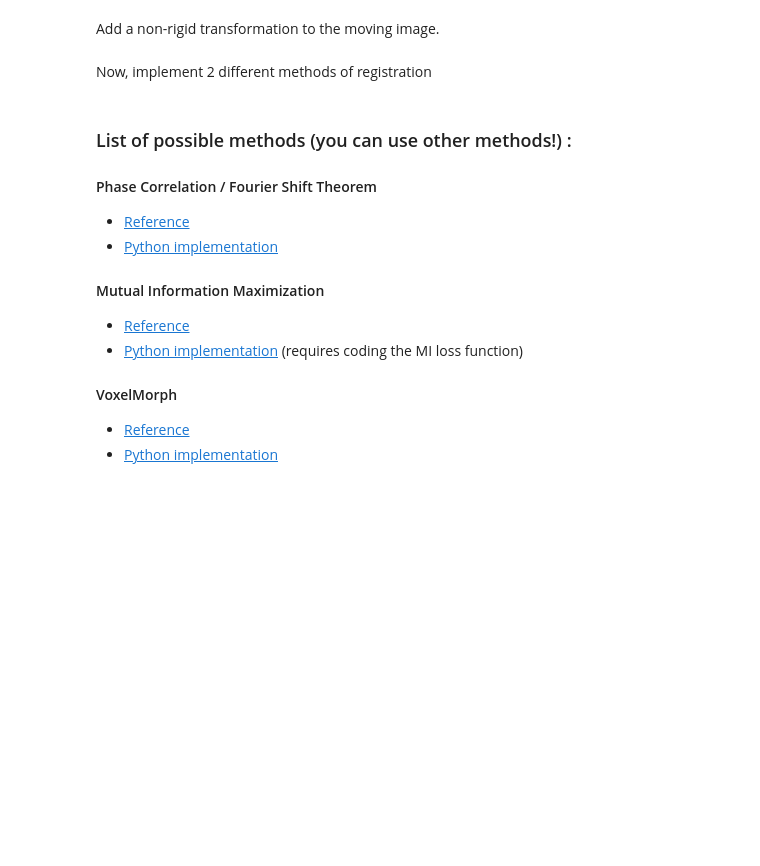
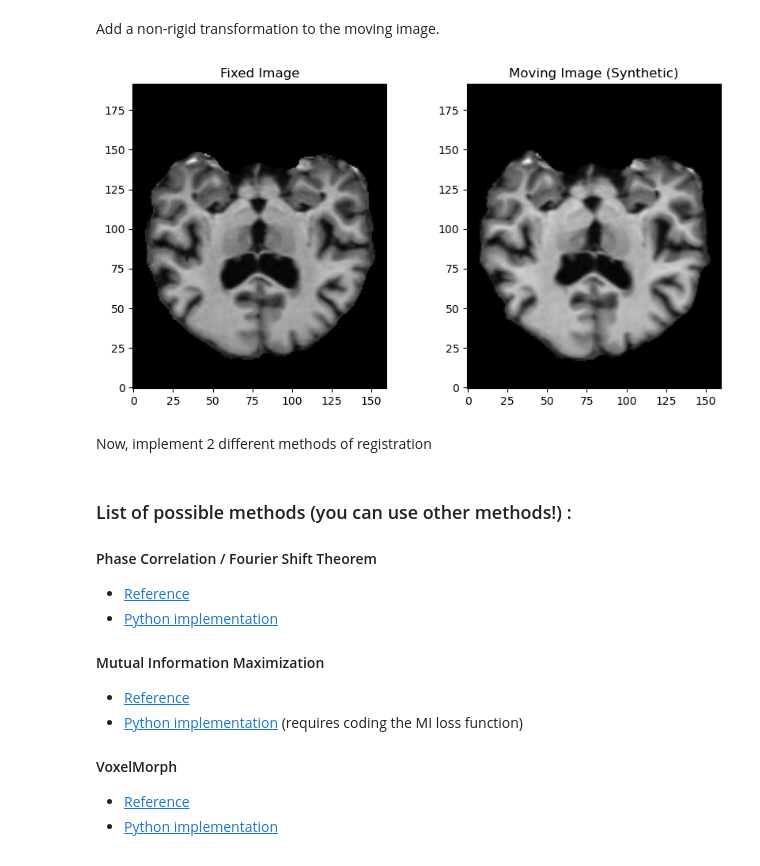
Before and after one commit to MurielleMardenli300/GBM6953HE_labs, a Jupyter notebook: GBM6953HE_Lab_1.ipynb, the cells around one changed output. Saved outputs shown, nothing was run; the diff lists cells and outputs as text; code cells hidden in the pictures; blank space fills up the shorter version.

```diff
--- a/GBM6953HE_Lab_1.ipynb
+++ b/GBM6953HE_Lab_1.ipynb
@@ -828,5 +887,64 @@ plt.show()
 # %% [markdown]
 Add a non-rigid transformation to the moving image.
+# %%
+from scipy.ndimage import map_coordinates,gaussian_filter
+
+def non_rigid_trans(fixed_img, fixed_seg, alpha=5, sigma=10):
+
+    """
+    Apply elastic transformation
+
+    alpha: magnitude of deformation
+    sigma : smoothness. larger sigma = smoother
+
+    """
+
+    H, W = fixed_img.shape
+
+    dx = gaussian_filter(np.random.randn(H, W), sigma=sigma) * alpha
+    dy = gaussian_filter(np.random.randn(H, W), sigma=sigma) * alpha
+
+    H, W = fixed_img.shape
+    y, x = np.meshgrid(
+    np.arange(H),
+    np.arange(W),
+    indexing='ij'
+    )
+
+    coords = [y + dy, x + dx]
+
+    moving_img = map_coordinates(
+        fixed_img,
+        coords,
+        order=1,
+        mode='constant'
+    )
+
+    moving_seg = map_coordinates(
+        fixed_seg,
+        coords,
+        order=0,
+        mode='constant'
+    )
+
+    return moving_img, moving_seg
+
+
+# --- Usage Example ---
+# Create the moving image
+moving_img, moving_seg = non_rigid_trans(img, seg, 20, 5)
+
+# Visualize Fixed vs Moving
+plt.figure(figsize=(10, 5))
+plt.subplot(1, 2, 1)
+plt.imshow(img.T, cmap='gray', origin='lower')
+plt.title("Fixed Image")
+plt.subplot(1, 2, 2)
+plt.imshow(moving_img.T, cmap='gray', origin='lower')
+plt.title("Moving Image (Synthetic)")
+plt.show()
+# %% [output]
+[figure, added]
 # %% [markdown]
 Now, implement 2 different methods of registration
 # %% [markdown]
```
Also changed, not shown: parts of 5 cells of this notebook.
